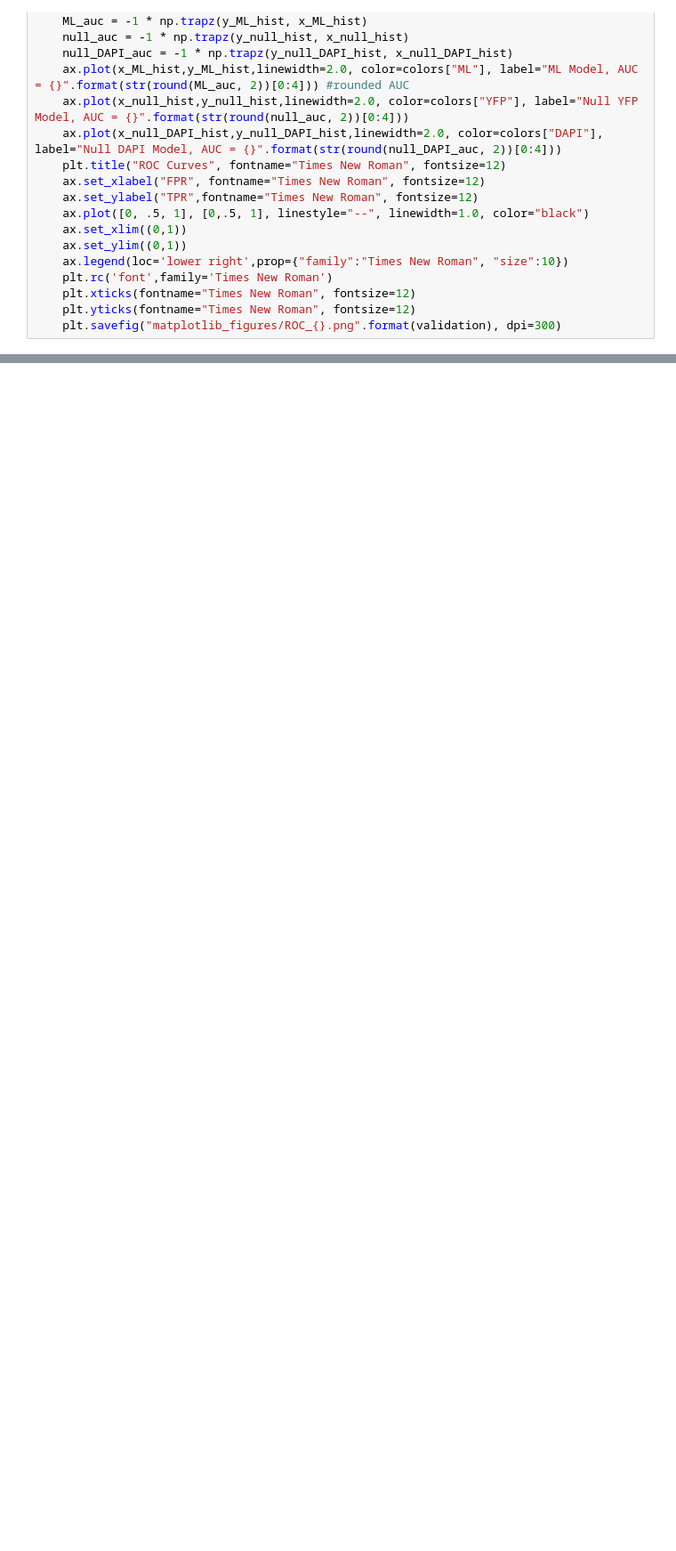
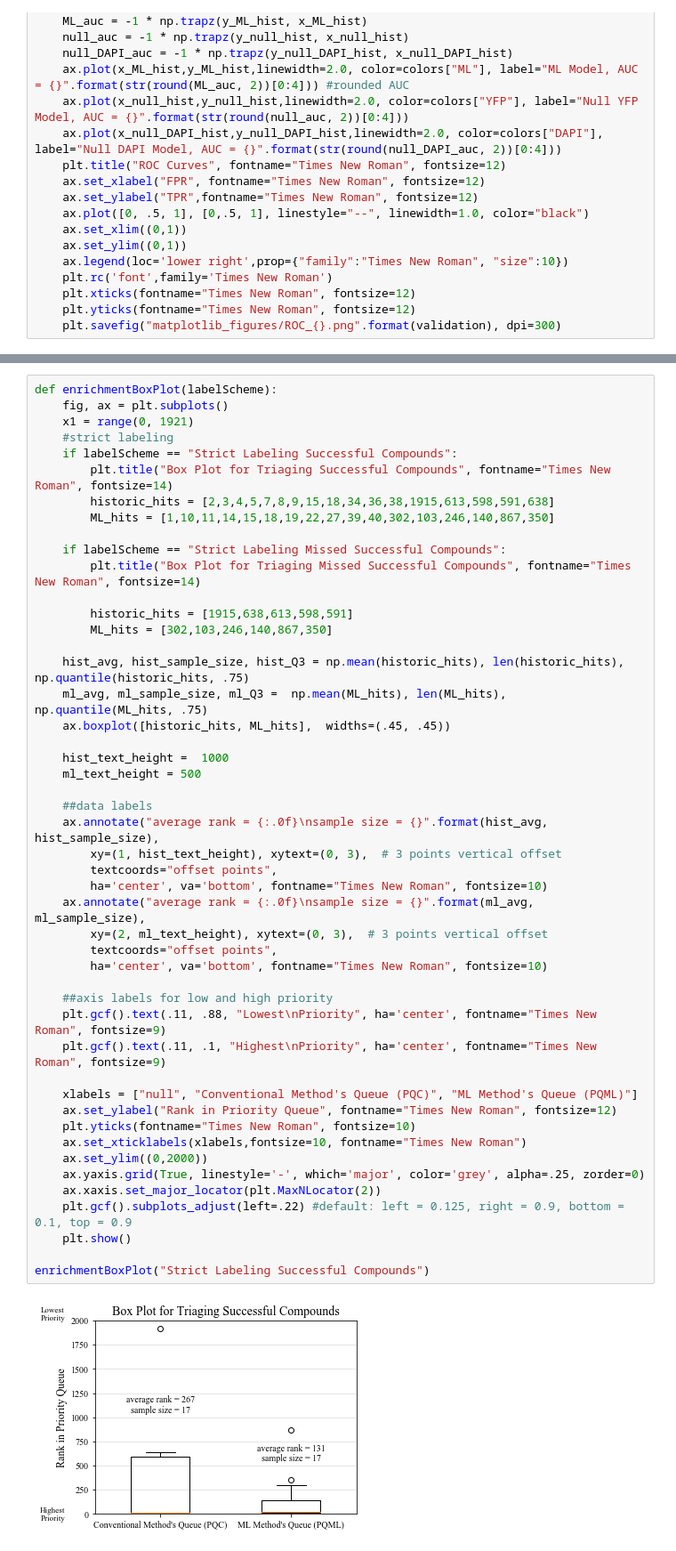
Before and after one commit to keiserlab/trans-channel-paper, a Jupyter notebook: ExampleFigureGenerator.ipynb, the cells around one changed output, grey strips where cells are left out. Shown at 89% size. Drawn from its saved outputs; the diff is of its cells as text; blank space fills up the shorter version.

```diff
--- a/ExampleFigureGenerator.ipynb
+++ b/ExampleFigureGenerator.ipynb
@@ -108,0 +176,50 @@ def ROC_plot():
+# %%
+def enrichmentBoxPlot(labelScheme):
+    fig, ax = plt.subplots()
+    x1 = range(0, 1921)
+    #strict labeling
+    if labelScheme == "Strict Labeling Successful Compounds":
+        plt.title("Box Plot for Triaging Successful Compounds", fontname="Times New Roman", fontsize=14)
+        historic_hits = [2,3,4,5,7,8,9,15,18,34,36,38,1915,613,598,591,638]
+        ML_hits = [1,10,11,14,15,18,19,22,27,39,40,302,103,246,140,867,350]
+
+    if labelScheme == "Strict Labeling Missed Successful Compounds":
+        plt.title("Box Plot for Triaging Missed Successful Compounds", fontname="Times New Roman", fontsize=14)
+
+        historic_hits = [1915,638,613,598,591]
+        ML_hits = [302,103,246,140,867,350]
+
+    hist_avg, hist_sample_size, hist_Q3 = np.mean(historic_hits), len(historic_hits), np.quantile(historic_hits, .75)
+    ml_avg, ml_sample_size, ml_Q3 =  np.mean(ML_hits), len(ML_hits), np.quantile(ML_hits, .75)
+    ax.boxplot([historic_hits, ML_hits],  widths=(.45, .45))
+
+    hist_text_height =  1000
+    ml_text_height = 500
+
+    ##data labels
+    ax.annotate("average rank = {:.0f}\nsample size = {}".format(hist_avg, hist_sample_size),
+        xy=(1, hist_text_height), xytext=(0, 3),  # 3 points vertical offset
+        textcoords="offset points",
+        ha='center', va='bottom', fontname="Times New Roman", fontsize=10)
+    ax.annotate("average rank = {:.0f}\nsample size = {}".format(ml_avg, ml_sample_size),
+        xy=(2, ml_text_height), xytext=(0, 3),  # 3 points vertical offset
+        textcoords="offset points",
+        ha='center', va='bottom', fontname="Times New Roman", fontsize=10)
+
+    ##axis labels for low and high priority
+    plt.gcf().text(.11, .88, "Lowest\nPriority", ha='center', fontname="Times New Roman", fontsize=9)
+    plt.gcf().text(.11, .1, "Highest\nPriority", ha='center', fontname="Times New Roman", fontsize=9)
+
+    xlabels = ["null", "Conventional Method's Queue (PQC)", "ML Method's Queue (PQML)"]
+    ax.set_ylabel("Rank in Priority Queue", fontname="Times New Roman", fontsize=12)
+    plt.yticks(fontname="Times New Roman", fontsize=10)
+    ax.set_xticklabels(xlabels,fontsize=10, fontname="Times New Roman")
+    ax.set_ylim((0,2000))
+    ax.yaxis.grid(True, linestyle='-', which='major', color='grey', alpha=.25, zorder=0)
+    ax.xaxis.set_major_locator(plt.MaxNLocator(2))
+    plt.gcf().subplots_adjust(left=.22) #default: left = 0.125, right = 0.9, bottom = 0.1, top = 0.9
+    plt.show()
+
+enrichmentBoxPlot("Strict Labeling Successful Compounds")
+# %% [output]
+[figure, added]
```
Also changed, not shown: parts of 4 cells of this notebook, 1 other file.
